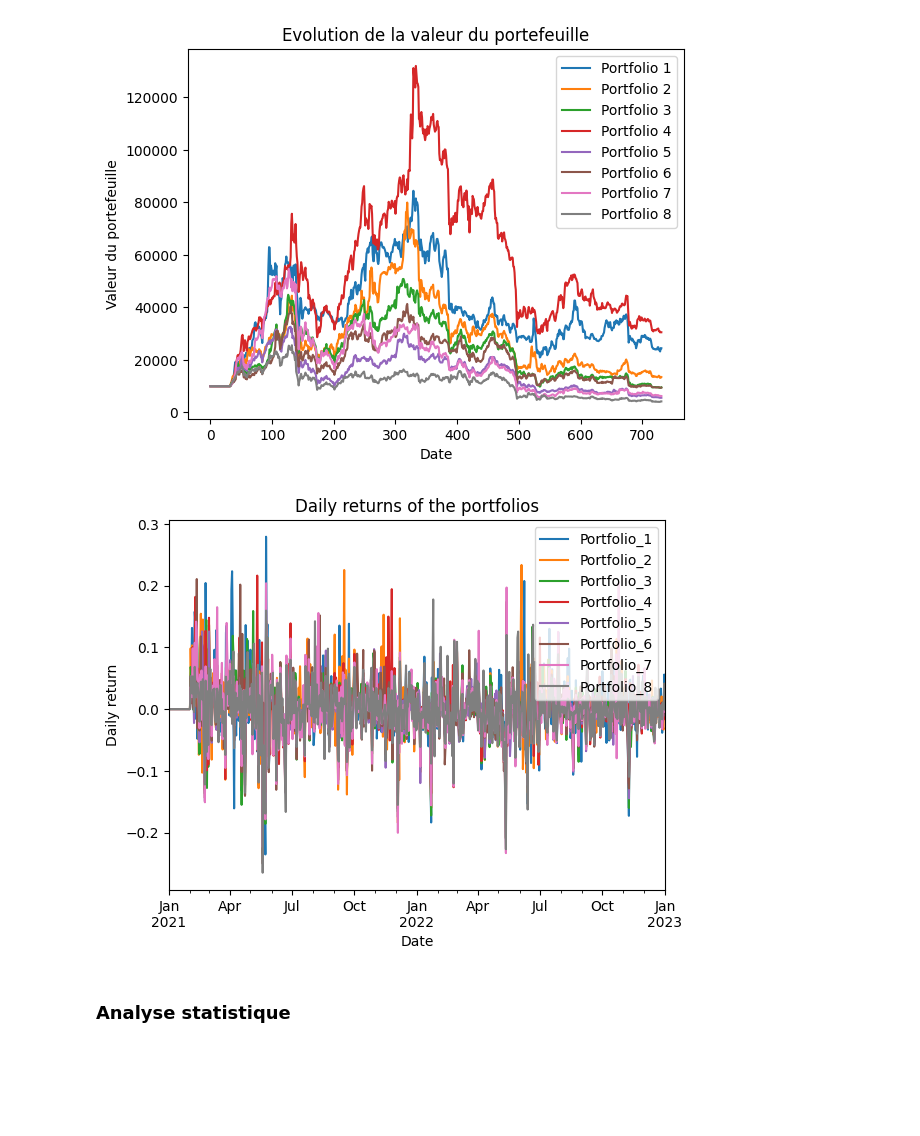
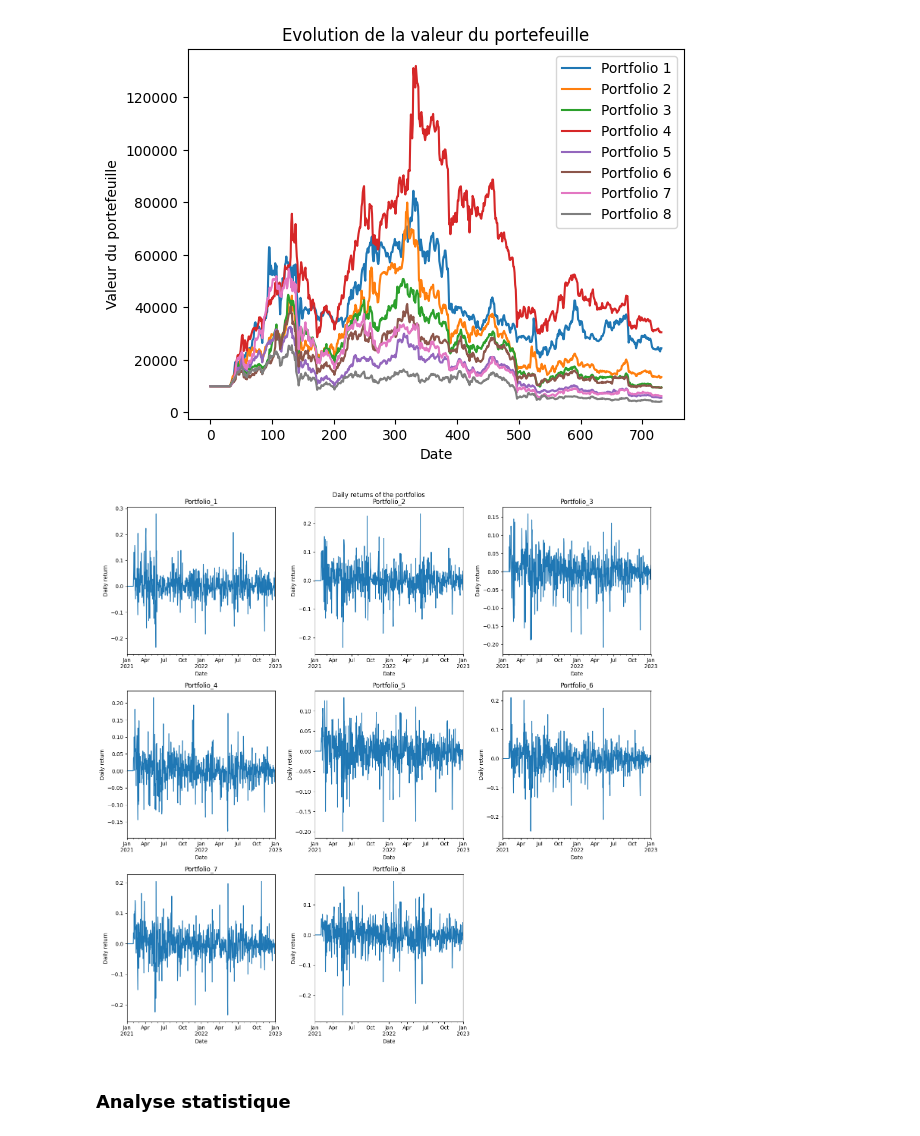
Before and after one commit to meretaensimag/new_momentum, a Jupyter notebook: final_notebook.ipynb, the cells around one changed output. Saved outputs shown, nothing was run; the diff lists cells and outputs as text; code cells hidden in the pictures; blank space fills up the shorter version.

```diff
--- a/final_notebook.ipynb
+++ b/final_notebook.ipynb
@@ -863,28 +945,50 @@ plt.legend()
 plt.show()
 # %% [output]
 [figure]
-# %%
-#creer un dataframe avec les valeurs des portefeuilles centralisés
-portfolio_values_dict_centralized = {}
-portfolio_values_dict_centralized["Portfolio_1"] = premier_portefeuille_centralise
-portfolio_values_dict_centralized["Portfolio_2"] = deuxieme_portefeuille_centralise
-portfolio_values_dict_centralized["Portfolio_3"] = troisieme_portefeuille_centralise
-portfolio_values_dict_centralized["Portfolio_4"] = quatrieme_portefeuille_centralise
-portfolio_values_dict_centralized["Portfolio_5"] = cinquieme_portefeuille_centralise
-portfolio_values_dict_centralized["Portfolio_6"] = sixieme_portefeuille_centralise
-portfolio_values_dict_centralized["Portfolio_7"] = septieme_portefeuille_centralise
-portfolio_values_dict_centralized["Portfolio_8"] = huitieme_portefeuille_centralise
-
-portfolio_values_df_centralized = pd.DataFrame(portfolio_values_dict_centralized)
-portfolio_values_df_centralized = portfolio_values_df_centralized.dropna()
-portfolio_values_df_centralized = portfolio_values_df_centralized.iloc[1:]
-portfolio_values_df_centralized.index = centralized_df.index
-
-portfolio_daily_returns_centralized = portfolio_values_df_centralized.pct_change()
-portfolio_daily_returns_centralized.plot(title='Daily returns of the portfolios', xlabel='Date', ylabel='Daily return')
-plt.show()
-# %% [output]
-[figure, removed]
+# %%
+
+
+# Créer une liste de noms de portefeuilles
+portfolio_names = ["Portfolio_1", "Portfolio_2", "Portfolio_3", "Portfolio_4",
+                   "Portfolio_5", "Portfolio_6", "Portfolio_7", "Portfolio_8"]
+
+# Créer une liste des portefeuilles centralisés
+centralized_portfolios = [premier_portefeuille_centralise, deuxieme_portefeuille_centralise,
+                          troisieme_portefeuille_centralise, quatrieme_portefeuille_centralise,
+                          cinquieme_portefeuille_centralise, sixieme_portefeuille_centralise,
+                          septieme_portefeuille_centralise, huitieme_portefeuille_centralise]
+
+# Créer un dictionnaire de données pour le DataFrame
+portfolio_values_dict_centralized = {name: portfolio for name, portfolio in zip(portfolio_names, centralized_portfolios)}
+
+# Créer le DataFrame
+portfolio_values_df_centralized = pd.DataFrame(portfolio_values_dict_centralized)
+portfolio_values_df_centralized = portfolio_values_df_centralized.dropna()
+portfolio_values_df_centralized = portfolio_values_df_centralized.iloc[1:]
+portfolio_values_df_centralized.index = centralized_df.index
+
+# Calculer les rendements quotidiens
+portfolio_daily_returns_centralized = portfolio_values_df_centralized.pct_change()
+
+# Déterminer le nombre de sous-tracés nécessaires
+num_subplots = len(portfolio_daily_returns_centralized.columns) // 3 + (len(portfolio_daily_returns_centralized.columns) % 3 > 0)
+
+# Créer les sous-tracés
+fig, axes = plt.subplots(num_subplots, 3, figsize=(15, 5 * num_subplots))
+fig.suptitle('Daily returns of the portfolios')
+
+# Afficher les graphiques
+for i, ax in enumerate(axes.flat):
+    if i < len(portfolio_daily_returns_centralized.columns):
+        col_name = portfolio_daily_returns_centralized.columns[i]
+        portfolio_daily_returns_centralized[col_name].plot(ax=ax, title=col_name, xlabel='Date', ylabel='Daily return')
+    else:
+        ax.axis('off')  # Masquer les sous-tracés excédentaires s'il y en a
+
+plt.tight_layout()
+plt.show()
+# %% [output]
+[figure, added]
 # %%
 first_date = data_factors['timestamp'].min()
 last_date = portfolio_daily_returns_centralized.index.max()
```
Also changed, not shown: parts of 35 cells of this notebook.
